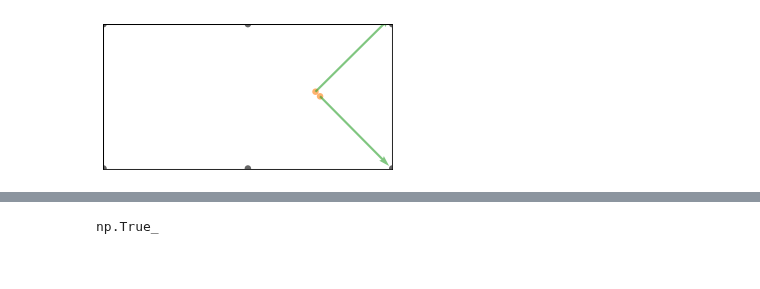
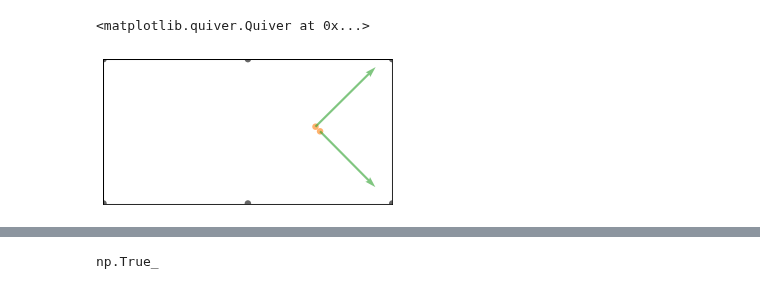
Before and after one commit to AllenDowney/ThinkLinearAlgebra, a Jupyter notebook: soln/dot.ipynb, the cells around one changed output, grey strips where cells are left out. Saved outputs shown, nothing was run; the diff lists cells and outputs as text; code cells hidden in the pictures.

```diff
--- a/soln/dot.ipynb
+++ b/soln/dot.ipynb
@@ -277,10 +277,10 @@ v2_after = v2_tangent + v1_normal
 # %%
 draw_table()
 draw_circles([pos1, target], alpha=0.6)
-quiver([v1_after, v2_after], [pos1, pos2], scale=50, color="C2")
-# decorate(xlim=[65, 80], ylim=[20, 30])
+plot_vectors([v1_after, v2_after], [pos1, pos2], scale=40, color="C2")
 # %% [output]
+<matplotlib.quiver.Quiver at 0x...>
-[figure, old version]
+[figure, new version]
 [interactive output not drawn]
 # %%
 pocket1 = np.array([100, 50])
```
Also changed, not shown: parts of 6 cells of this notebook, 1 other file.
